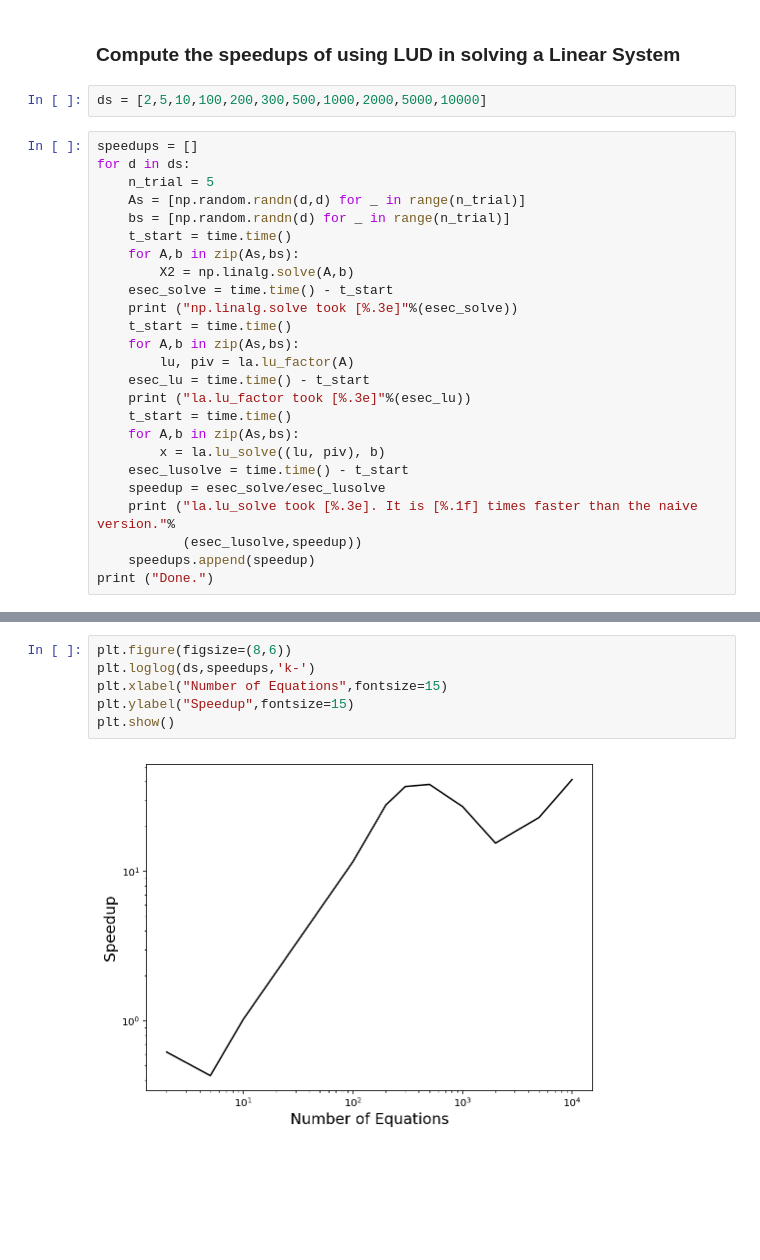
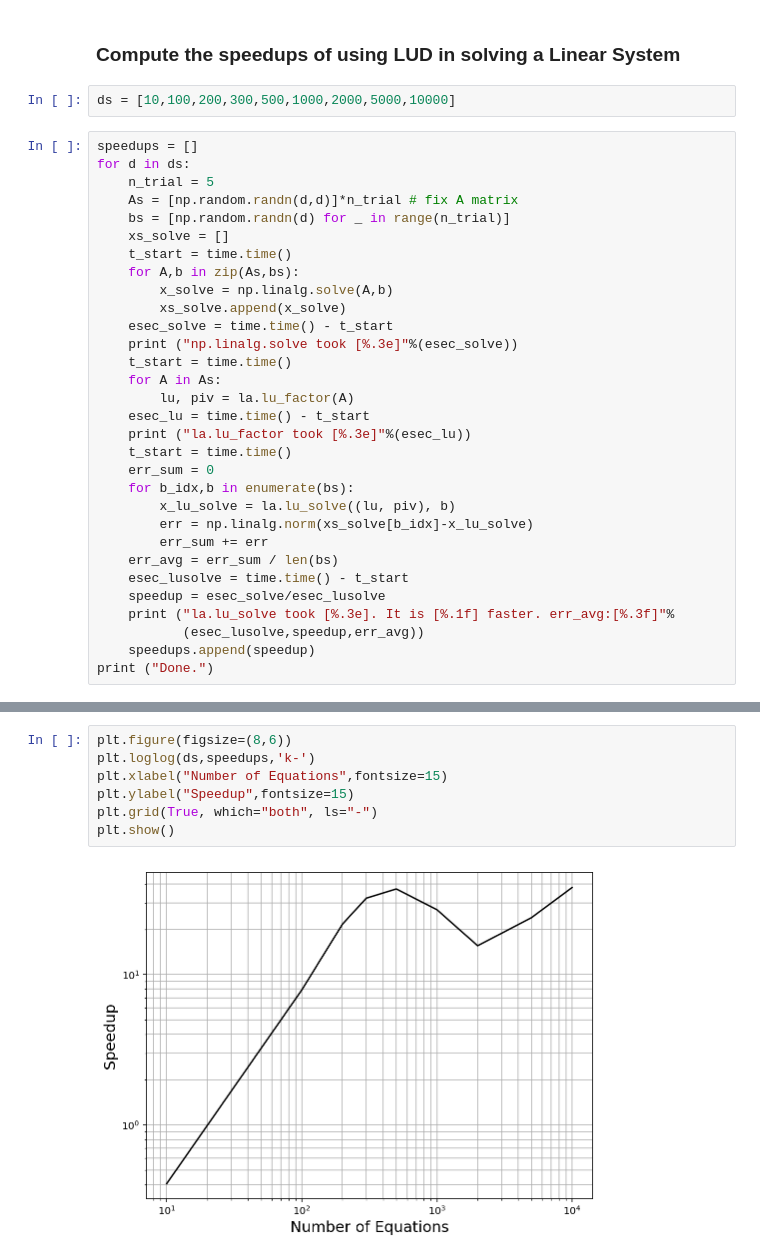
Before and after one commit to sjchoi86/linear_algebra, a Jupyter notebook: code/demo_solve_linear_system_with_lud.ipynb, the cells around one changed output, grey strips where cells are left out. Saved outputs shown, nothing was run; the diff lists cells and outputs as text; blank space fills up the shorter version.

Commit message:
plot added.

```diff
--- a/code/demo_solve_linear_system_with_lud.ipynb
+++ b/code/demo_solve_linear_system_with_lud.ipynb
@@ -13,30 +13,36 @@ Ready.
 # %% [markdown]
 ### Compute the speedups of using LUD in solving a Linear System
 # %%
-ds = [2,5,10,100,200,300,500,1000,2000,5000,10000]
+ds = [10,100,200,300,500,1000,2000,5000,10000]
 # %%
 speedups = []
 for d in ds:
     n_trial = 5
-    As = [np.random.randn(d,d) for _ in range(n_trial)]
+    As = [np.random.randn(d,d)]*n_trial # fix A matrix
     bs = [np.random.randn(d) for _ in range(n_trial)]
+    xs_solve = []
     t_start = time.time()
     for A,b in zip(As,bs):
-        X2 = np.linalg.solve(A,b)
+        x_solve = np.linalg.solve(A,b)
+        xs_solve.append(x_solve)
     esec_solve = time.time() - t_start
     print ("np.linalg.solve took [%.3e]"%(esec_solve))
     t_start = time.time()
-    for A,b in zip(As,bs):
+    for A in As:
         lu, piv = la.lu_factor(A)
     esec_lu = time.time() - t_start
     print ("la.lu_factor took [%.3e]"%(esec_lu))
     t_start = time.time()
-    for A,b in zip(As,bs):
-        x = la.lu_solve((lu, piv), b)
+    err_sum = 0
+    for b_idx,b in enumerate(bs):
+        x_lu_solve = la.lu_solve((lu, piv), b)
+        err = np.linalg.norm(xs_solve[b_idx]-x_lu_solve)
+        err_sum += err
+    err_avg = err_sum / len(bs)
     esec_lusolve = time.time() - t_start
     speedup = esec_solve/esec_lusolve
-    print ("la.lu_solve took [%.3e]. It is [%.1f] times faster than the naive version."%
-           (esec_lusolve,speedup))
+    print ("la.lu_solve took [%.3e]. It is [%.1f] faster. err_avg:[%.3f]"%
+           (esec_lusolve,speedup,err_avg))
     speedups.append(speedup)
 print ("Done.")
 # %% [output]
@@ -60,8 +68,9 @@ Done.
 # %%
 plt.figure(figsize=(8,6))
 plt.loglog(ds,speedups,'k-')
 plt.xlabel("Number of Equations",fontsize=15)
 plt.ylabel("Speedup",fontsize=15)
+plt.grid(True, which="both", ls="-")
 plt.show()
 # %% [output]
-[figure, old version]
+[figure, new version]
```
Also changed, not shown: parts of 2 cells of this notebook.
